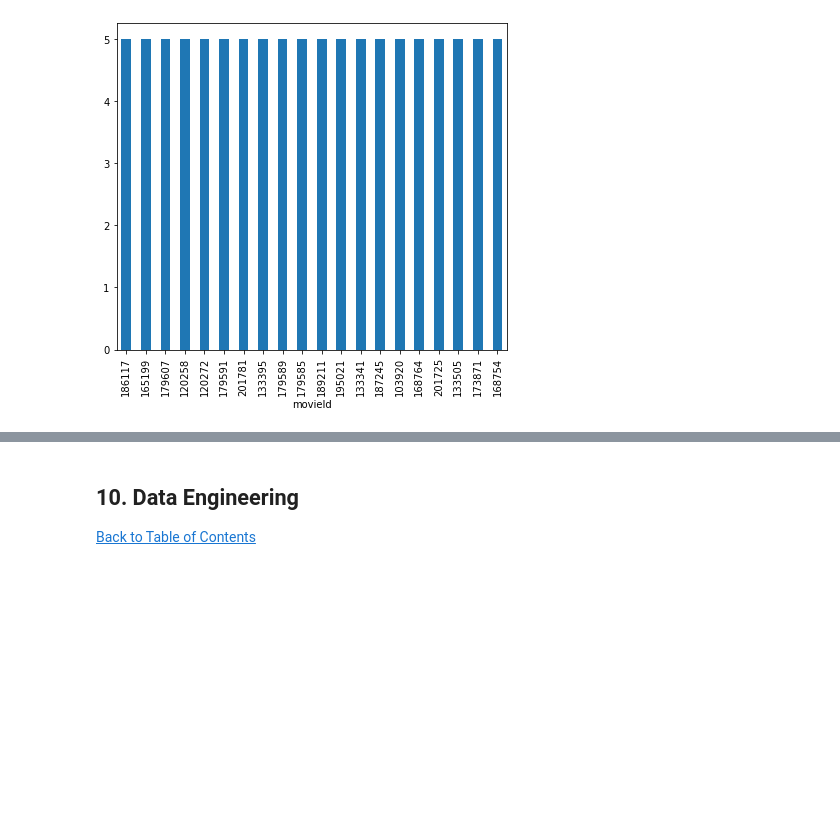
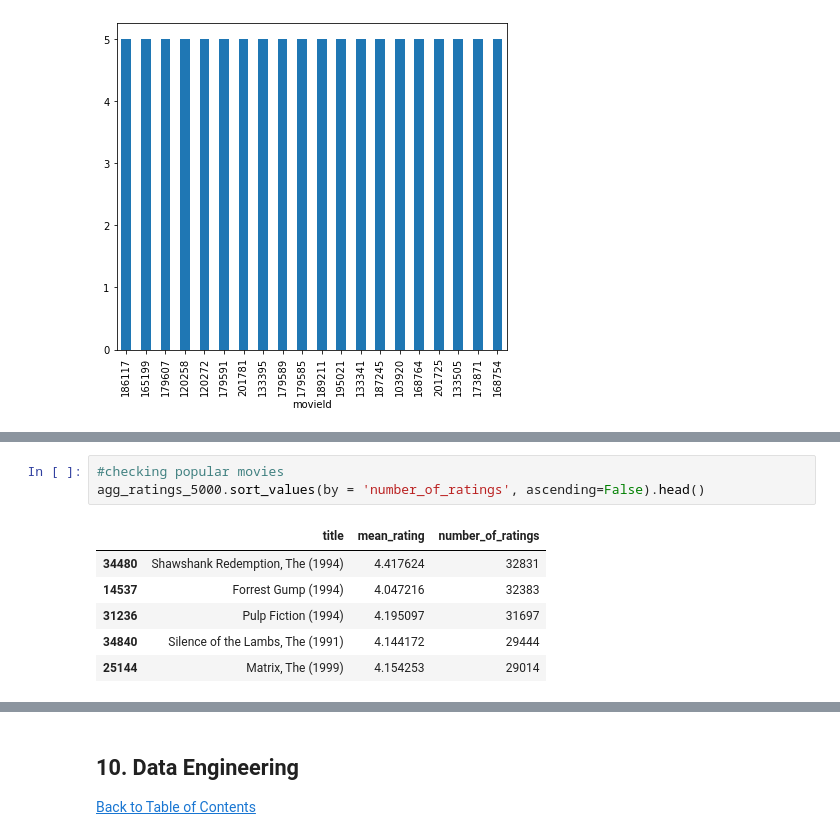
Before and after one commit to macchime/ES4_Unsupervised, a Jupyter notebook: TES4.ipynb, the cells around one changed output, grey strips where cells are left out. Drawn from its saved outputs; the diff is of its cells as text; blank space fills up the shorter version.

```diff
--- a/TES4.ipynb
+++ b/TES4.ipynb
@@ -482,0 +522,10 @@ low_rated_movies.head(20).plot(kind='bar', figsize=(7,5));
+# %%
+#checking popular movies
+agg_ratings_5000.sort_values(by = 'number_of_ratings', ascending=False).head()
+# %% [output]
+|  | title | mean_rating | number_of_ratings |
+| 34480 | Shawshank Redemption, The (1994) | 4.417624 | 32831 |
+| 14537 | Forrest Gump (1994) | 4.047216 | 32383 |
+| 31236 | Pulp Fiction (1994) | 4.195097 | 31697 |
+| 34840 | Silence of the Lambs, The (1991) | 4.144172 | 29444 |
+| 25144 | Matrix, The (1999) | 4.154253 | 29014 |
```
Also changed, not shown: parts of 14 cells of this notebook.
